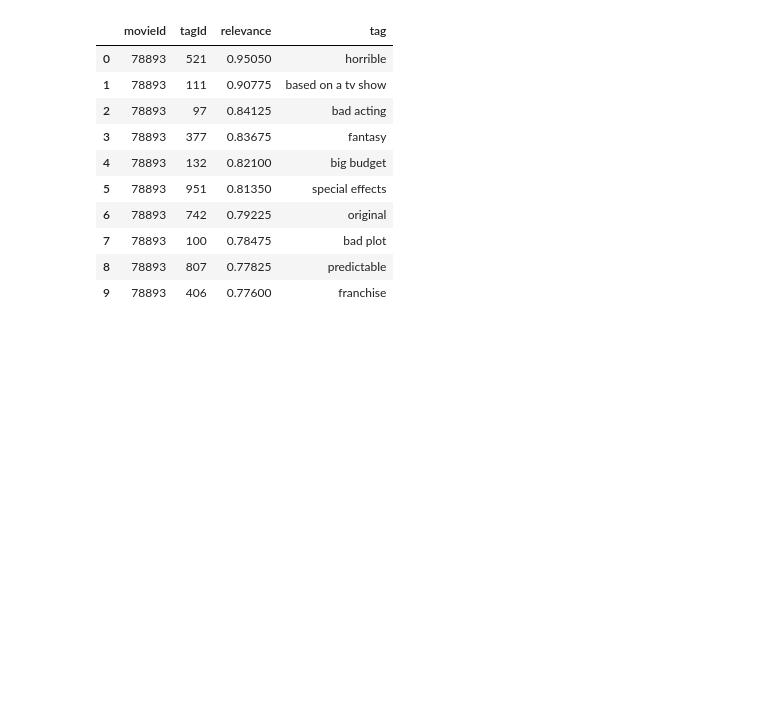
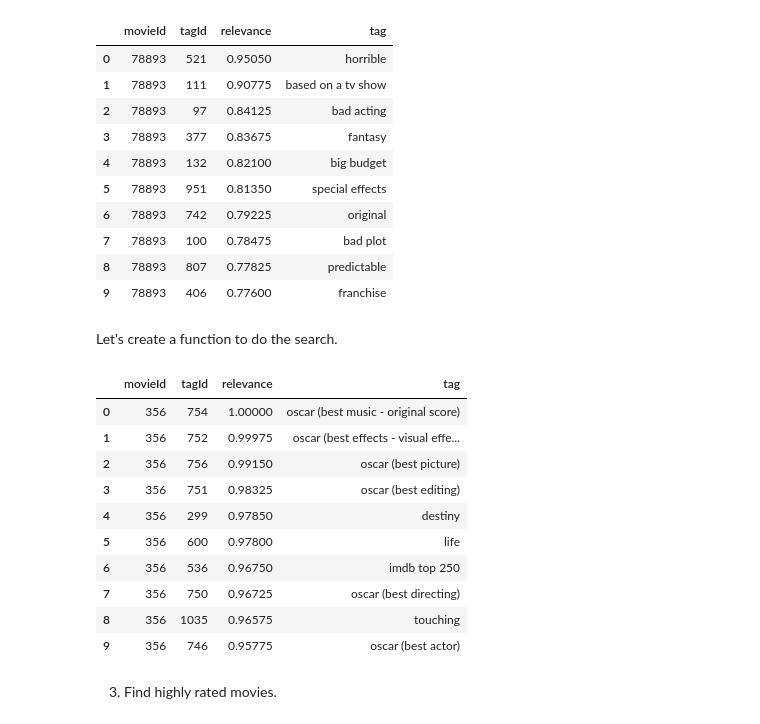
Before and after one commit to ch00226855/CMP464788Spring2023, a Jupyter notebook: Week13_GroupByMechanics.ipynb, the cells around one changed output. Drawn from its saved outputs; the diff is of its cells as text; code cells hidden in the pictures; blank space fills up the shorter version.

```diff
--- a/Week13_GroupByMechanics.ipynb
+++ b/Week13_GroupByMechanics.ipynb
@@ -451,3 +512,35 @@ scores_subset.sort_values('relevance', ascending=False).merge(tags, on='tagId').
 | 7 | 78893 | 100 | 0.78475 | bad plot |
 | 8 | 78893 | 807 | 0.77825 | predictable |
 | 9 | 78893 | 406 | 0.77600 | franchise |
+# %% [markdown]
+Let's create a function to do the search.
+# %%
+def get_related_tags(movie_name):
+    """
+    Given a movie, return the top-10 related movie tags as a data frame.
+    """
+    movie_record = movies[movies['title'].str.contains(movie_name)]
+    row_index = movie_record.index[0]
+    movie_id = movie_record.loc[row_index, "movieId"]
+    scores_subset = scores[scores['movieId'] == movie_id]
+    scores_sorted = scores_subset.sort_values("relevance", ascending=False)
+    scores_top10 = scores_sorted.head(10)
+    scores_top10 = scores_top10.merge(tags, on="tagId", how="inner")
+    return scores_top10
+# %%
+results = get_related_tags("Forrest Gump")
+results
+# %% [output]
+|  | movieId | tagId | relevance | tag |
+| 0 | 356 | 754 | 1.00000 | oscar (best music - original score) |
+| 1 | 356 | 752 | 0.99975 | oscar (best effects - visual effe... |
+| 2 | 356 | 756 | 0.99150 | oscar (best picture) |
+| 3 | 356 | 751 | 0.98325 | oscar (best editing) |
+| 4 | 356 | 299 | 0.97850 | destiny |
+| 5 | 356 | 600 | 0.97800 | life |
+| 6 | 356 | 536 | 0.96750 | imdb top 250 |
+| 7 | 356 | 750 | 0.96725 | oscar (best directing) |
+| 8 | 356 | 1035 | 0.96575 | touching |
+| 9 | 356 | 746 | 0.95775 | oscar (best actor) |
+# %% [markdown]
+3. Find highly rated movies.
```
Also changed, not shown: parts of 41 cells of this notebook.
